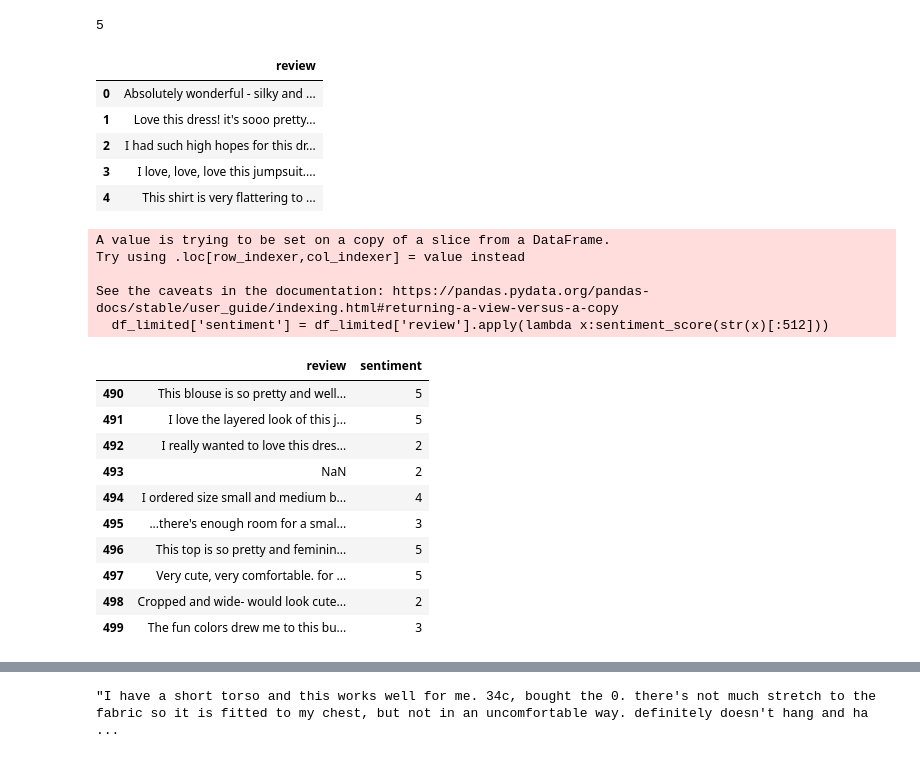
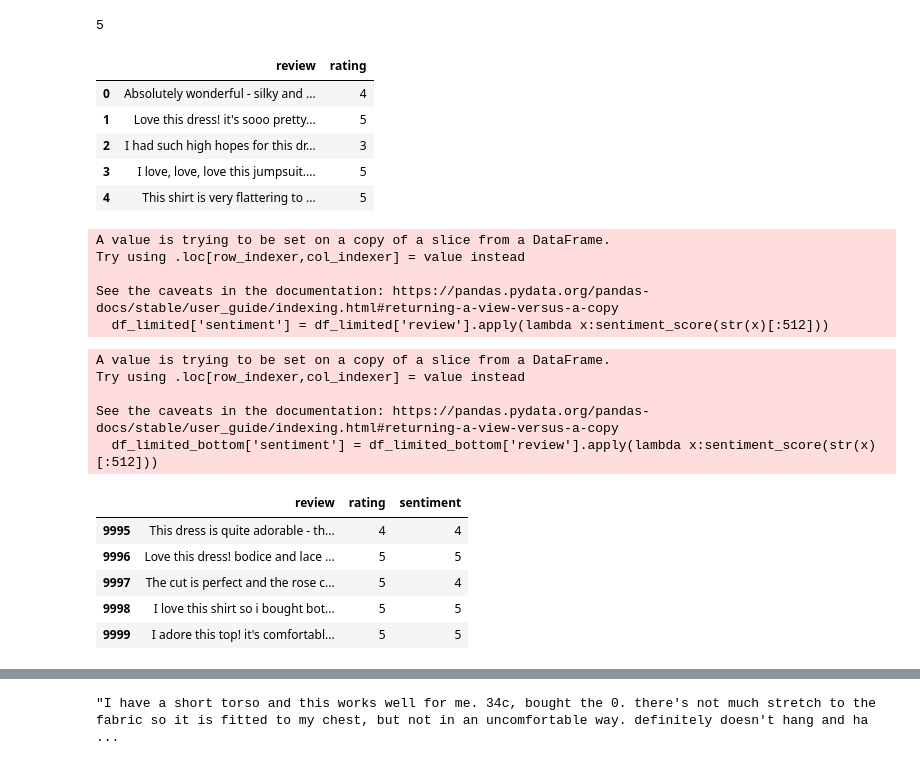
Before and after one commit to tarachandaniheena/LogisticRegression, a Jupyter notebook: customer_reviews_transformers.ipynb, the cells around one changed output, grey strips where cells are left out. Drawn from its saved outputs; the diff is of its cells as text; code cells hidden in the pictures.

```diff
--- a/customer_reviews_transformers.ipynb
+++ b/customer_reviews_transformers.ipynb
@@ -71,17 +71,17 @@ int(torch.argmax(result.logits))+1
 # %%
 import pandas as pd
 import numpy as np
-data = pd.read_csv('commerce_reviews.csv')
+data = pd.read_csv('customer_reviews.csv')
 # %%
-df = pd.DataFrame(np.array(data['Review Text']),columns=['review'])
+df = pd.DataFrame(np.array(data[['Review Text','Rating']]),columns=['review', 'rating'])
 df.head()
 # %% [output]
-|  | review |
-| 0 | Absolutely wonderful - silky and ... |
-| 1 | Love this dress! it's sooo pretty... |
-| 2 | I had such high hopes for this dr... |
-| 3 | I love, love, love this jumpsuit.... |
-| 4 | This shirt is very flattering to ... |
+|  | review | rating |
+| 0 | Absolutely wonderful - silky and ... | 4 |
+| 1 | Love this dress! it's sooo pretty... | 5 |
+| 2 | I had such high hopes for this dr... | 3 |
+| 3 | I love, love, love this jumpsuit.... | 5 |
+| 4 | This shirt is very flattering to ... | 5 |
 # %%
 def sentiment_score(review):
   tokens = tokenizer.encode(review, return_tensors='pt')
@@ -100,14 +102,17 @@ df_limited = df.head(10000)
+# %%
+df_limited_bottom['sentiment'] = df_limited_bottom['review'].apply(lambda x:sentiment_score(str(x)[:512]))
+# %% [output]
+A value is trying to be set on a copy of a slice from a DataFrame.
+Try using .loc[row_indexer,col_indexer] = value instead
+
+See the caveats in the documentation: https://pandas.pydata.org/pandas-docs/stable/user_guide/indexing.html#returning-a-view-versus-a-copy
+  df_limited_bottom['sentiment'] = df_limited_bottom['review'].apply(lambda x:sentiment_score(str(x)[:512]))
 # %%
-df_limited.tail(10)
+df_limited.tail()
 # %% [output]
-|  | review | sentiment |
-| 490 | This blouse is so pretty and well... | 5 |
-| 491 | I love the layered look of this j... | 5 |
-| 492 | I really wanted to love this dres... | 2 |
-| 493 | NaN | 2 |
-| 494 | I ordered size small and medium b... | 4 |
-| 495 | ...there's enough room for a smal... | 3 |
-| 496 | This top is so pretty and feminin... | 5 |
-| 497 | Very cute, very comfortable. for ... | 5 |
-| 498 | Cropped and wide- would look cute... | 2 |
-| 499 | The fun colors drew me to this bu... | 3 |
+|  | review | rating | sentiment |
+| 9995 | This dress is quite adorable - th... | 4 | 4 |
+| 9996 | Love this dress! bodice and lace ... | 5 | 5 |
+| 9997 | The cut is perfect and the rose c... | 5 | 4 |
+| 9998 | I love this shirt so i bought bot... | 5 | 5 |
+| 9999 | I adore this top! it's comfortabl... | 5 | 5 |
```
Also changed, not shown: parts of 25 cells of this notebook.
